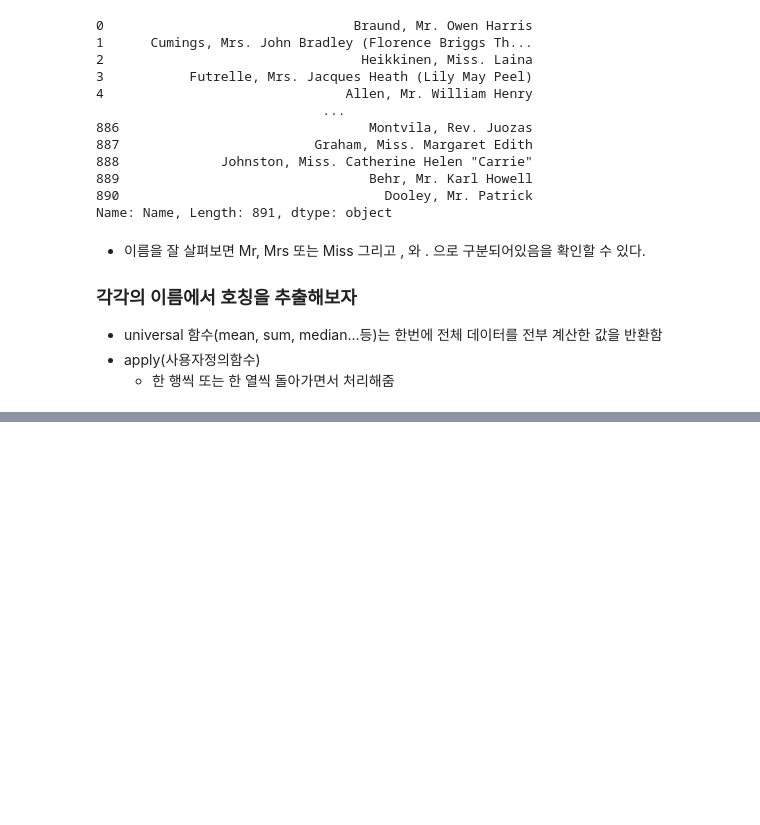
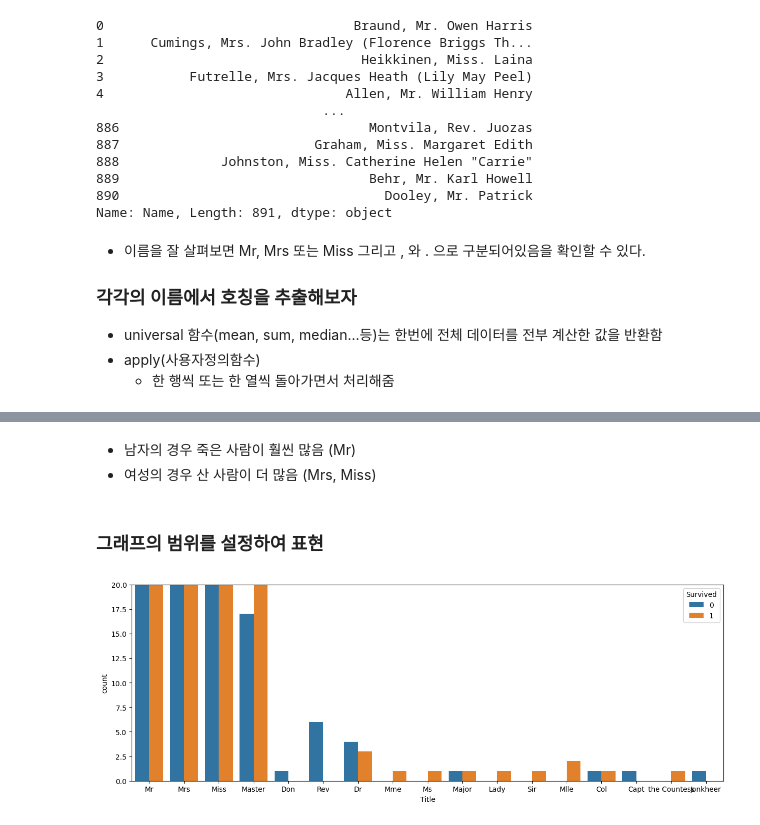
Before and after one commit to lwg1421/BigData_MachineLearning, a Jupyter notebook: pandas/pandas6.ipynb, the cells around one changed output, grey strips where cells are left out. Drawn from its saved outputs; the diff is of its cells as text; code cells hidden in the pictures; blank space fills up the shorter version.

```diff
--- a/pandas/pandas6.ipynb
+++ b/pandas/pandas6.ipynb
@@ -63,0 +77,16 @@ train.head()
+# %% [markdown]
+- 남자의 경우 죽은 사람이 훨씬 많음 (Mr)
+- 여성의 경우 산 사람이 더 많음 (Mrs, Miss)
+# %% [markdown]
+### 그래프의 범위를 설정하여 표현
+# %%
+# 그래프가 표시될 창의 크기 설정
+plt.figure(figsize=(15,5))
+# 그래프에서 표시할 범위 설정
+plt.ylim(0,20)
+# 창 안에 들어갈 그래프
+sns.countplot(data = train, x = "Title", hue = "Survived")
+# plt.show를 하게되면 위에 뜨는 글자가 사라짐
+plt.show()
+# %% [output]
+[figure, added]
```
Also changed, not shown: parts of 13 cells of this notebook.
